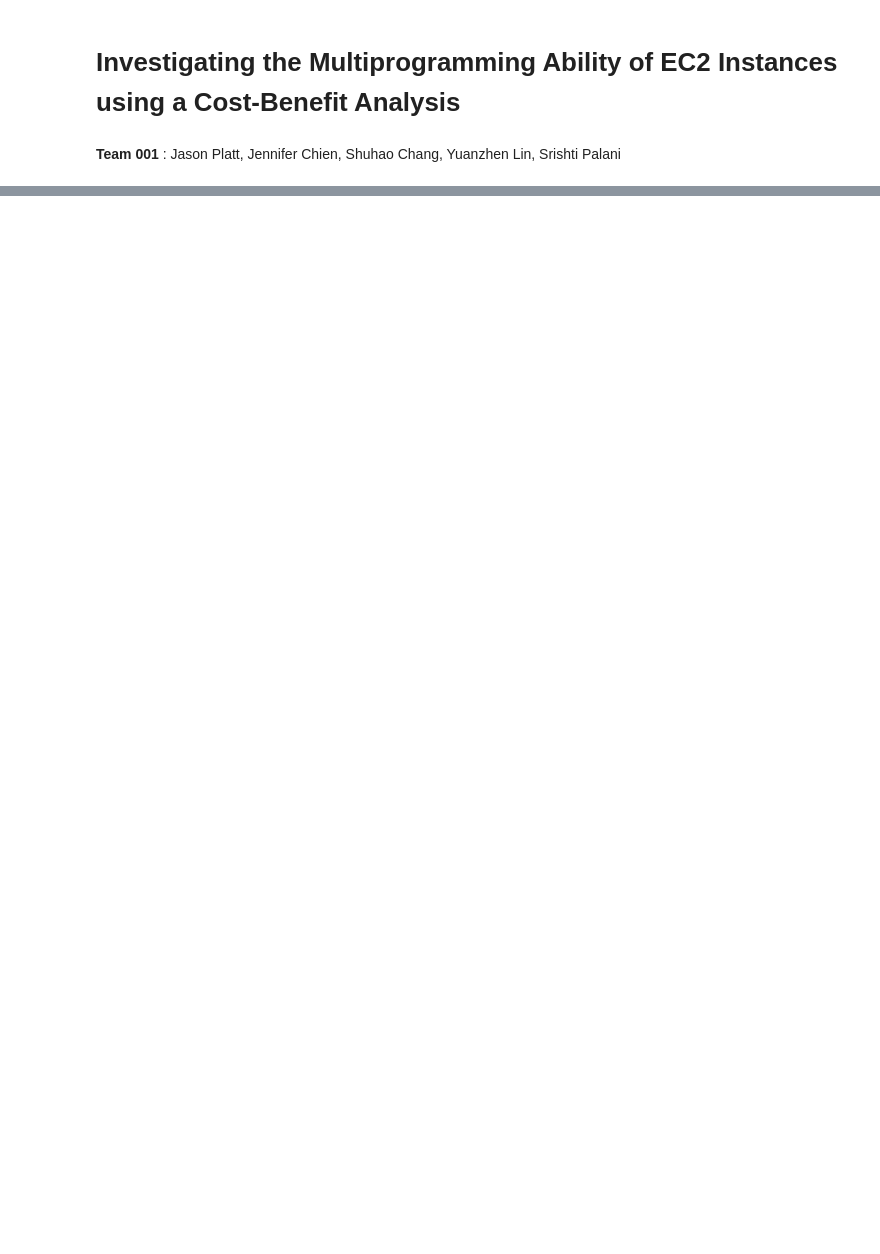
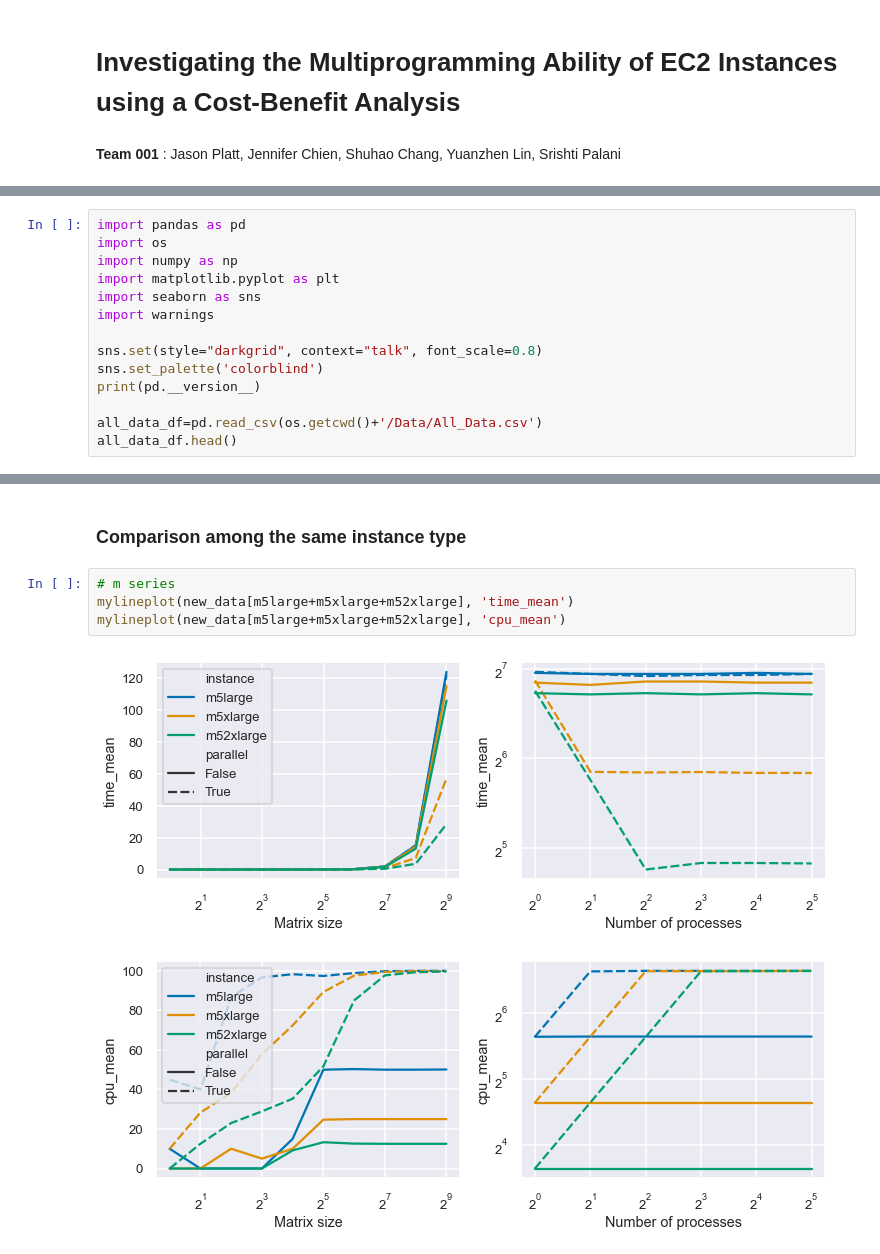
Before and after one commit to chiennifer/Public-DSC291, a Jupyter notebook: hw2/Team001_HW2.ipynb, the cells around one changed output, grey strips where cells are left out. Drawn from its saved outputs; the diff is of its cells as text; blank space fills up the shorter version.

```diff
--- a/hw2/Team001_HW2.ipynb
+++ b/hw2/Team001_HW2.ipynb
@@ -136,0 +37,14 @@ m52xlarge.head(5)
+# %%
+import pandas as pd
+import os
+import numpy as np
+import matplotlib.pyplot as plt
+import seaborn as sns
+import warnings
+
+sns.set(style="darkgrid", context="talk", font_scale=0.8)
+sns.set_palette('colorblind')
+print(pd.__version__)
+
+all_data_df=pd.read_csv(os.getcwd()+'/Data/All_Data.csv')
+all_data_df.head()
@@ -136,0 +119,9 @@ m52xlarge.head(5)
+# %% [markdown]
+### Comparison among the same instance type
+# %%
+# m series
+mylineplot(new_data[m5large+m5xlarge+m52xlarge], 'time_mean')
+mylineplot(new_data[m5large+m5xlarge+m52xlarge], 'cpu_mean')
+# %% [output]
+[figure, added]
+[figure, added]
```
Also changed, not shown: parts of 35 cells of this notebook.
